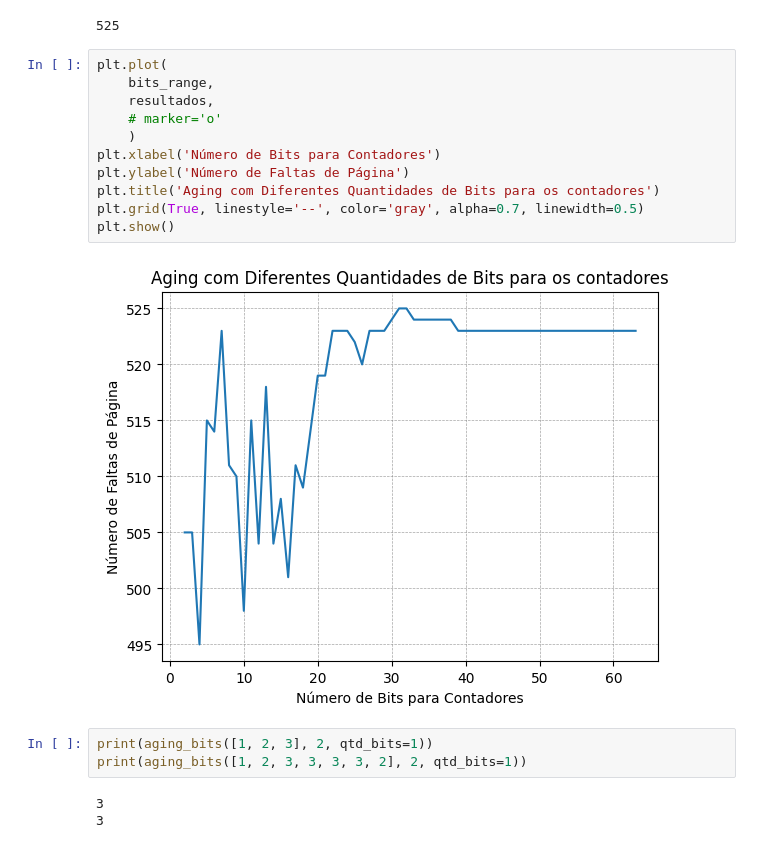
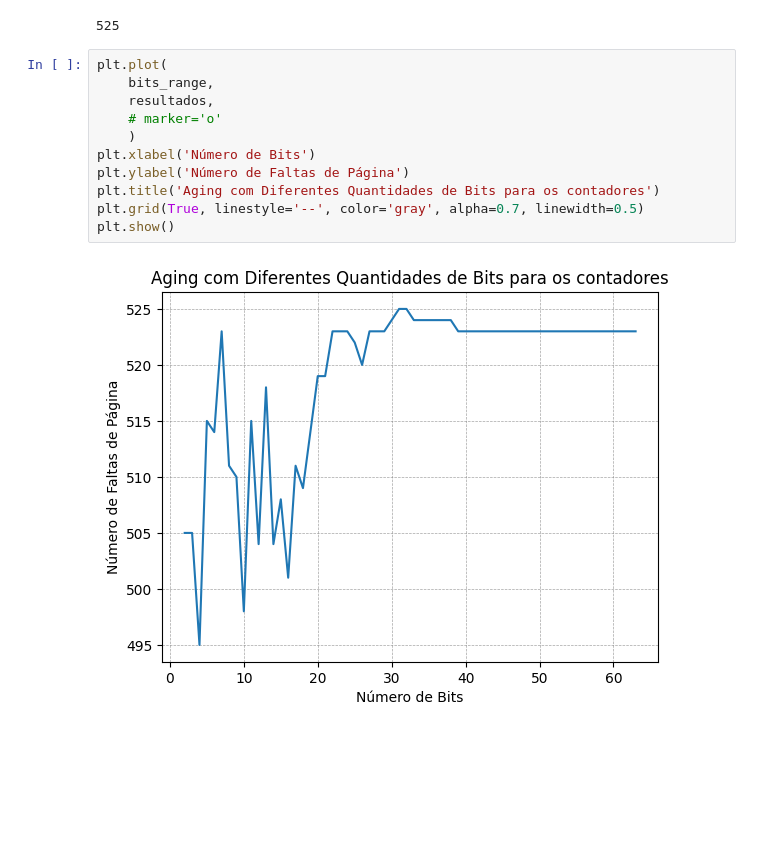
Before and after one commit to myller-silva/SO-trabalho-03---pagina--o, a Jupyter notebook: evaluate_aging_algorithm_with_varying_bits.ipynb, the cells around one changed output. Drawn from its saved outputs; the diff is of its cells as text; blank space fills up the shorter version.

```diff
--- a/evaluate_aging_algorithm_with_varying_bits.ipynb
+++ b/evaluate_aging_algorithm_with_varying_bits.ipynb
@@ -190,19 +190,13 @@ max((dict(zip(bits_range, resultados))).values())
 # %%
 plt.plot(
     bits_range,
     resultados,
     # marker='o'
     )
-plt.xlabel('Número de Bits para Contadores')
+plt.xlabel('Número de Bits')
 plt.ylabel('Número de Faltas de Página')
 plt.title('Aging com Diferentes Quantidades de Bits para os contadores')
 plt.grid(True, linestyle='--', color='gray', alpha=0.7, linewidth=0.5)
 plt.show()
 # %% [output]
-[figure, old version]
+[figure, new version]
-# %%
-print(aging_bits([1, 2, 3], 2, qtd_bits=1))
-print(aging_bits([1, 2, 3, 3, 3, 3, 2], 2, qtd_bits=1))
-# %% [output]
-3
-3
```
